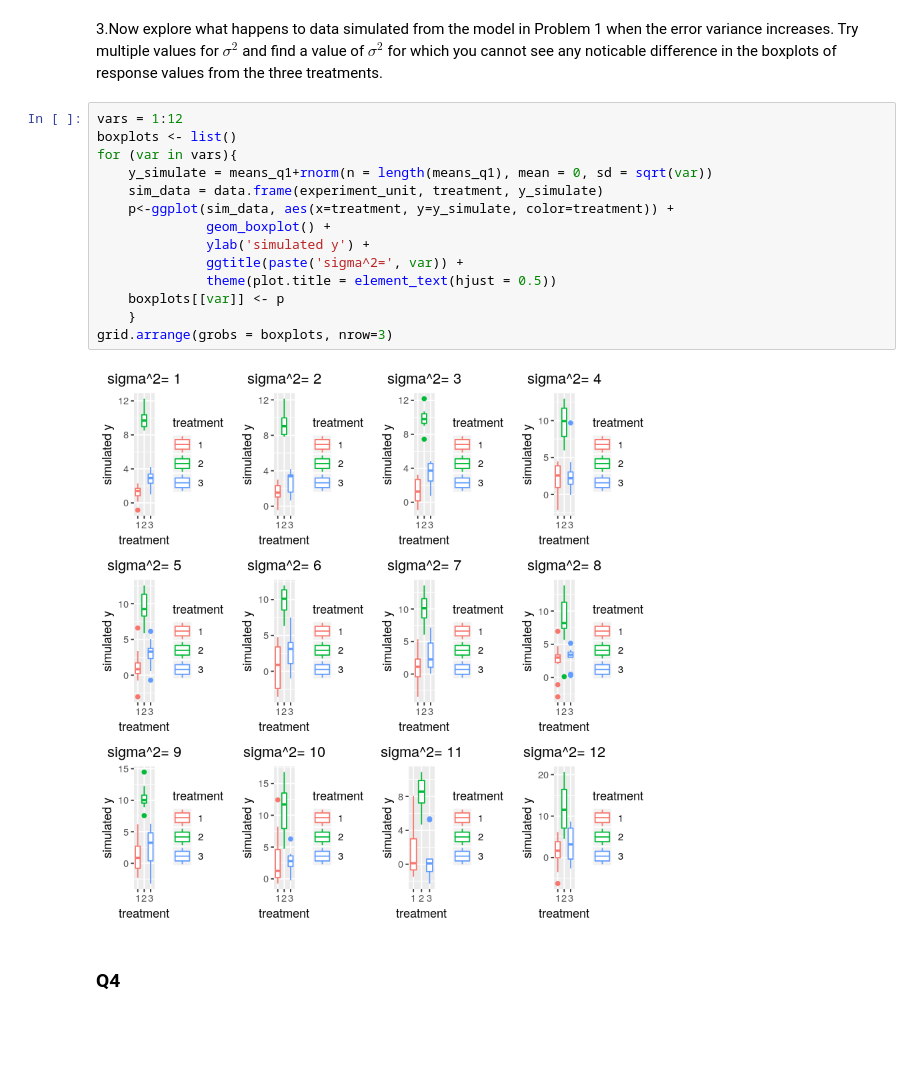
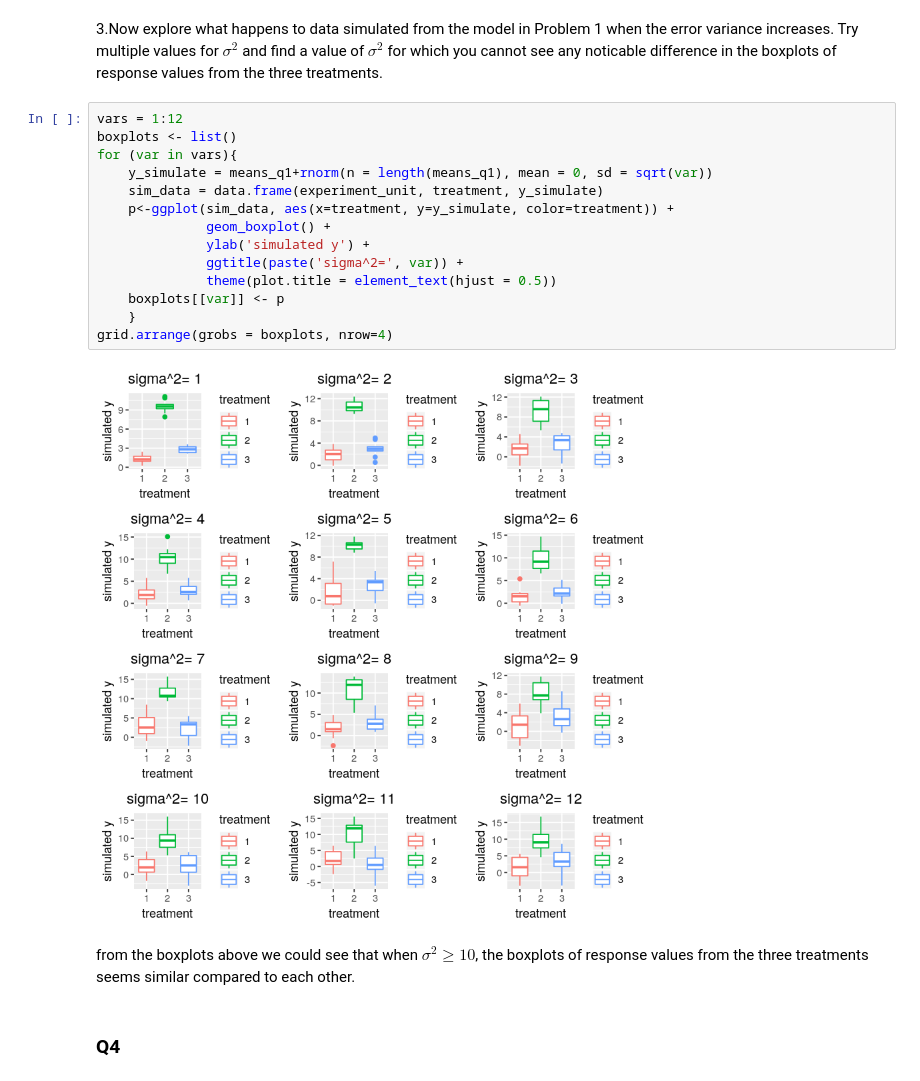
Before and after one commit to karenyyy/data_science, a Jupyter notebook: Datasci_Fall_18/stat461/hw/3/hw3.ipynb, the cells around one changed output. Drawn from its saved outputs; the diff is of its cells as text; blank space fills up the shorter version.

```diff
--- a/Datasci_Fall_18/stat461/hw/3/hw3.ipynb
+++ b/Datasci_Fall_18/stat461/hw/3/hw3.ipynb
@@ -146,19 +146,21 @@ difference in the boxplots of response values from the three treatments.
 # %%
 vars = 1:12
 boxplots <- list()
 for (var in vars){
     y_simulate = means_q1+rnorm(n = length(means_q1), mean = 0, sd = sqrt(var))
     sim_data = data.frame(experiment_unit, treatment, y_simulate)
     p<-ggplot(sim_data, aes(x=treatment, y=y_simulate, color=treatment)) +
               geom_boxplot() +
               ylab('simulated y') +
               ggtitle(paste('sigma^2=', var)) +
               theme(plot.title = element_text(hjust = 0.5))
     boxplots[[var]] <- p
     }
-grid.arrange(grobs = boxplots, nrow=3)
+grid.arrange(grobs = boxplots, nrow=4)
 # %% [output]
-[figure, old version]
+[figure, new version]
+# %% [markdown]
+from the boxplots above we could see that when $\sigma^2 \ge 10$, the boxplots of response values from the three treatments seems similar compared to each other.
 # %% [markdown]
 ### Q4
 # %% [markdown]
```
Also changed, not shown: parts of 6 cells of this notebook, 30 other files.
